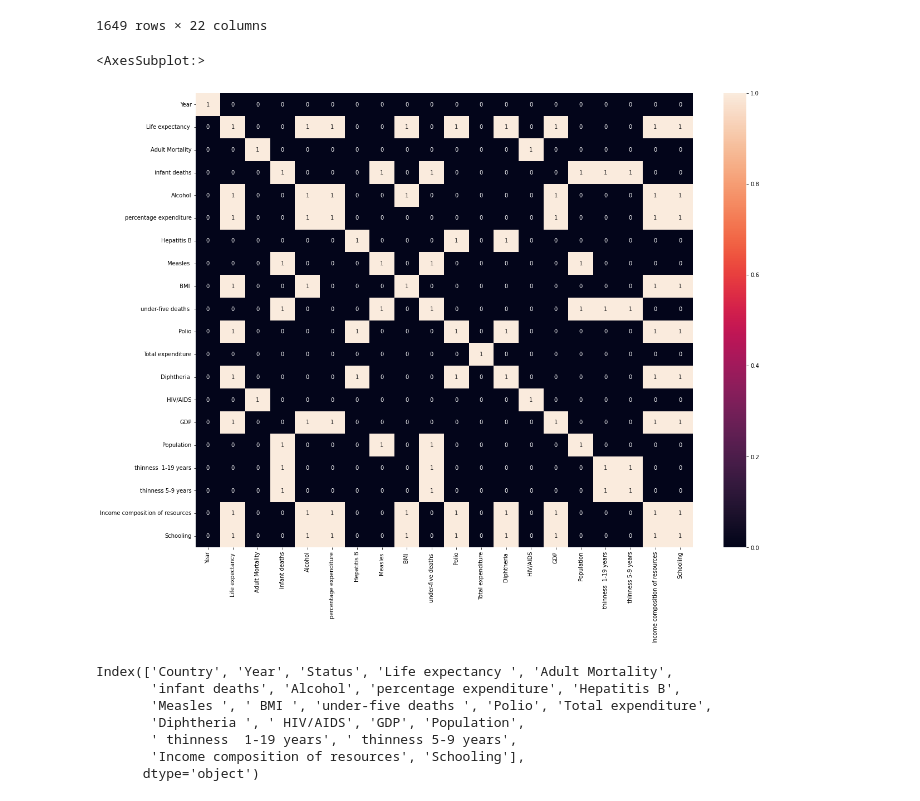
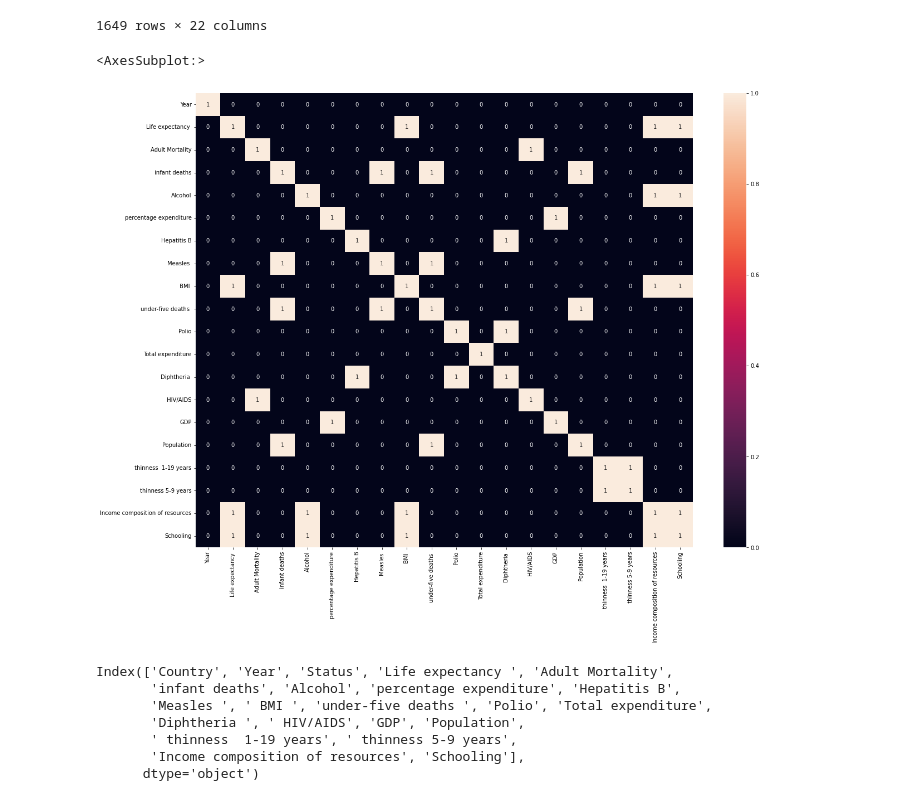
Before and after one commit to parshvjn/lifeExpectancyProject, a Jupyter notebook: Life Expectancy.ipynb, the cells around one changed output. Cells and saved outputs as stored; diff of their text form; code cells hidden in the pictures.

```diff
--- a/Life Expectancy.ipynb
+++ b/Life Expectancy.ipynb
@@ -268,10 +261,10 @@ noNanPop
 1649 rows × 22 columns
 # %%
 plot = plt.figure(figsize=(20,15))
-sns.heatmap(noNanPop.corr() >= 0.3, annot=True)
+sns.heatmap(noNanPop.corr() >= 0.5, annot=True)
 # %% [output]
 <AxesSubplot:>
-[figure, old version]
+[figure, new version]
 # %%
 noNanPop.columns
 # %% [output]
```
Also changed, not shown: parts of 34 cells of this notebook, 2 other files.
